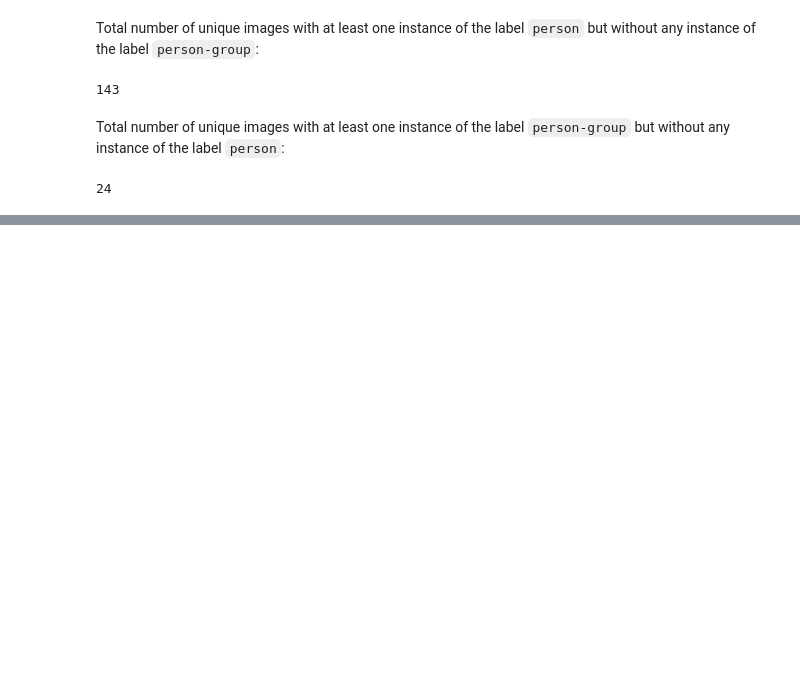
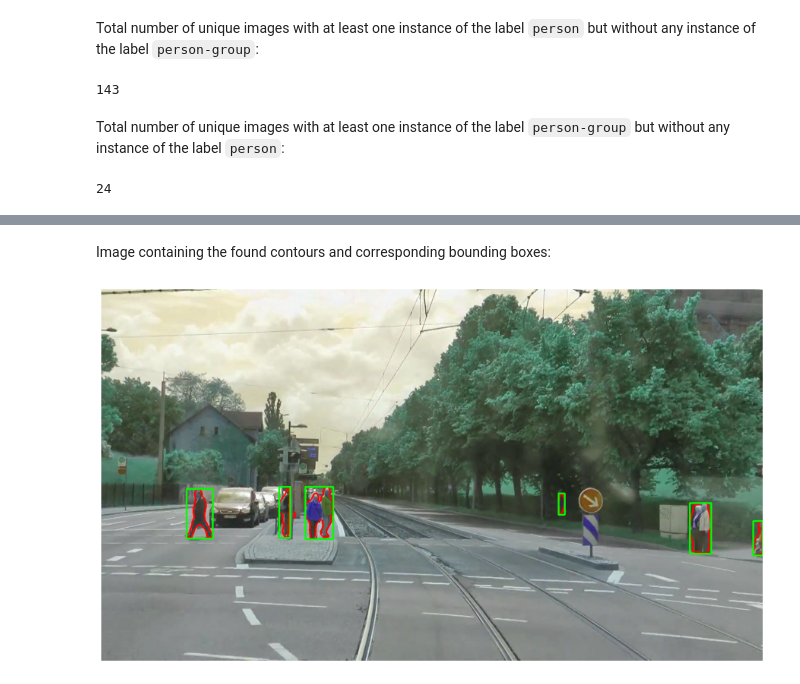
Before and after one commit to Denbergvanthijs/railsem19_yolov5, a Jupyter notebook: analyse_rs19_val.ipynb, the cells around one changed output, grey strips where cells are left out. Cells and saved outputs as stored; diff of their text form; code cells hidden in the pictures; blank space fills up the shorter version.

```diff
--- a/analyse_rs19_val.ipynb
+++ b/analyse_rs19_val.ipynb
@@ -119,0 +176,16 @@ len(set(unique_img_person_group) - set(unique_img_person))
+# %% [markdown]
+Image containing the found contours and corresponding bounding boxes:
+# %%
+cv2.drawContours(demo_image_original, contours, -1, (255, 0, 0), 3)  # Instance segmentation
+
+for c in contours:
+    if cv2.contourArea(c) > 400:  # Filter too small bboxes
+        x, y, w, h = cv2.boundingRect(c)
+        cv2.rectangle(demo_image_original, (x, y), (x+w, y+h), (0, 255, 0), 3)  # Bounding Boxes
+
+plt.figure(figsize=(16, 9))
+plt.axis("off")
+plt.imshow(demo_image_original)
+plt.show()
+# %% [output]
+[figure, added]
```
Also changed, not shown: parts of 13 cells of this notebook.
